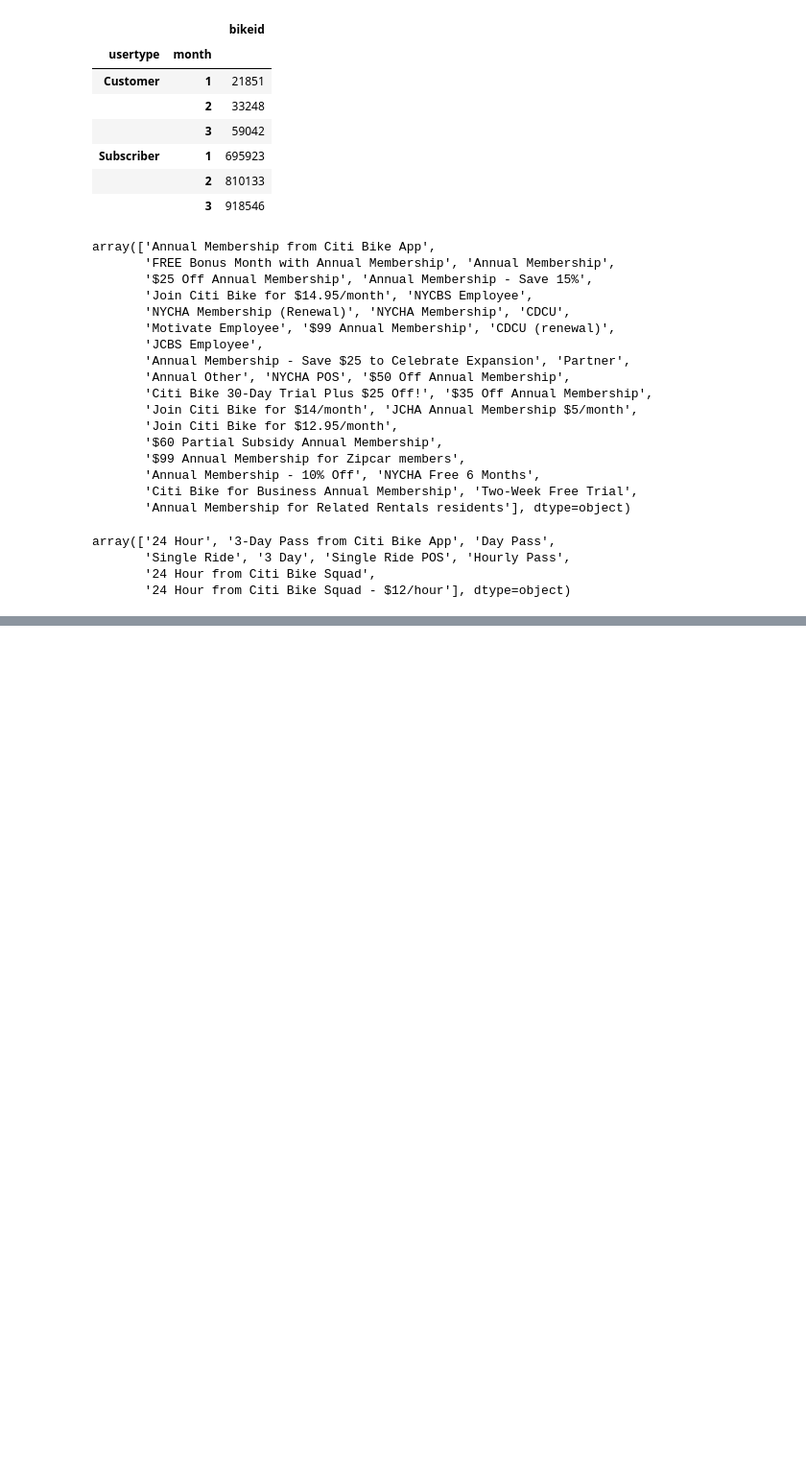
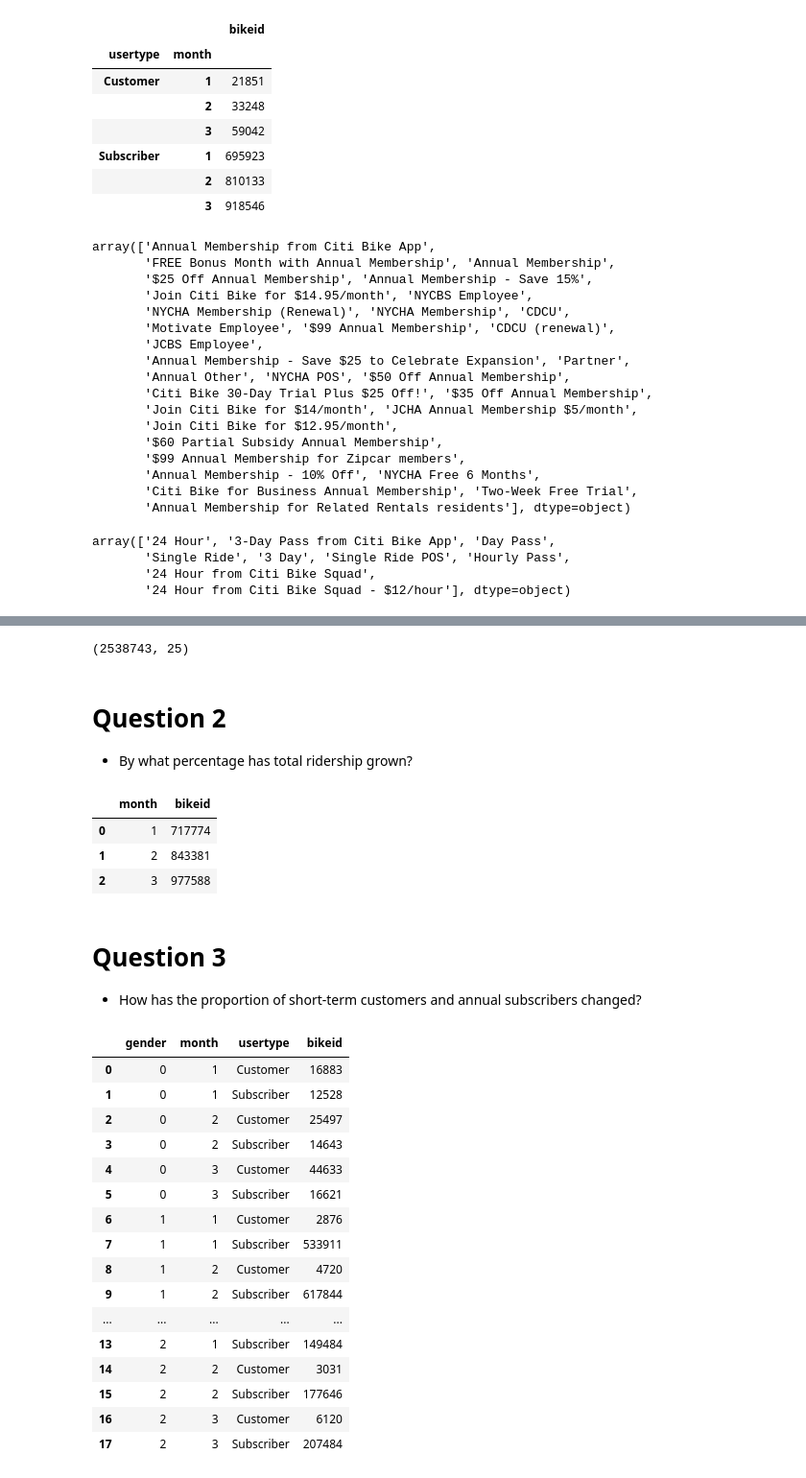
Before and after one commit to gaguinaldo/uscdatabootcamp, a Jupyter notebook: hw-15/homework-april-08.ipynb, the cells around one changed output, grey strips where cells are left out. Shown at 96% size. Saved outputs shown, nothing was run; the diff lists cells and outputs as text; code cells hidden in the pictures; blank space fills up the shorter version.

```diff
--- a/hw-15/homework-april-08.ipynb
+++ b/hw-15/homework-april-08.ipynb
@@ -405,0 +409,4 @@ array(['24 Hour', '3-Day Pass from Citi Bike App', 'Day Pass',
+# %%
+file = r'C:\Users\Grant_Aguinaldo\Desktop\output.csv'
+# %%
+df = pd.read_csv(file)
@@ -405,0 +464,39 @@ array(['24 Hour', '3-Day Pass from Citi Bike App', 'Day Pass',
+# %%
+df.shape
+# %% [output]
+(2538743, 25)
+# %% [markdown]
+# Question 2
+* By what percentage has total ridership grown?
+# %%
+df[['month', 'bikeid']].groupby(['month'], as_index=False).count()
+
+#Create waterfall chart.
+# %% [output]
+|  | month | bikeid |
+| 0 | 1 | 717774 |
+| 1 | 2 | 843381 |
+| 2 | 3 | 977588 |
+# %% [markdown]
+# Question 3
+* How has the proportion of short-term customers and annual subscribers changed?
+# %%
+df[['usertype', 'bikeid', 'month', 'gender']].groupby(['gender','month','usertype'], as_index=False).count()
+# %% [output]
+|  | gender | month | usertype | bikeid |
+| 0 | 0 | 1 | Customer | 16883 |
+| 1 | 0 | 1 | Subscriber | 12528 |
+| 2 | 0 | 2 | Customer | 25497 |
+| 3 | 0 | 2 | Subscriber | 14643 |
+| 4 | 0 | 3 | Customer | 44633 |
+| 5 | 0 | 3 | Subscriber | 16621 |
+| 6 | 1 | 1 | Customer | 2876 |
+| 7 | 1 | 1 | Subscriber | 533911 |
+| 8 | 1 | 2 | Customer | 4720 |
+| 9 | 1 | 2 | Subscriber | 617844 |
+| ... | ... | ... | ... | ... |
+| 13 | 2 | 1 | Subscriber | 149484 |
+| 14 | 2 | 2 | Customer | 3031 |
+| 15 | 2 | 2 | Subscriber | 177646 |
+| 16 | 2 | 3 | Customer | 6120 |
+| 17 | 2 | 3 | Subscriber | 207484 |
```
Also changed, not shown: parts of 34 cells of this notebook.
